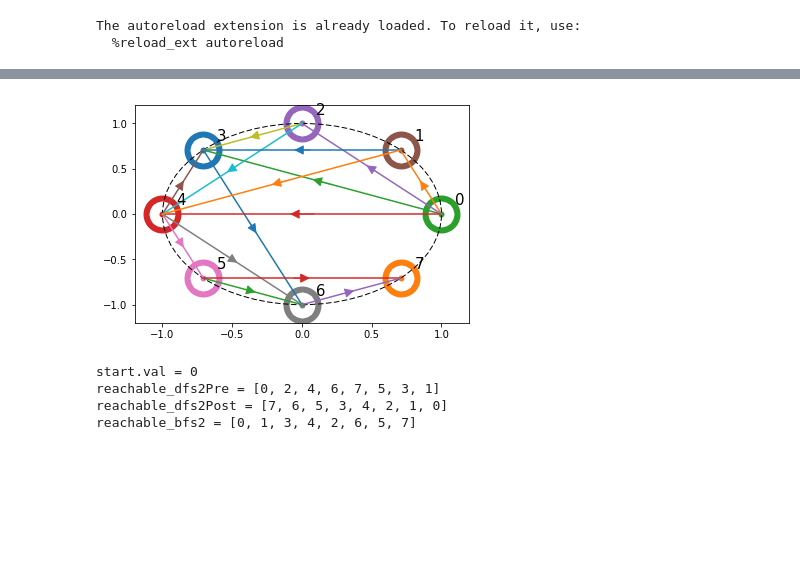
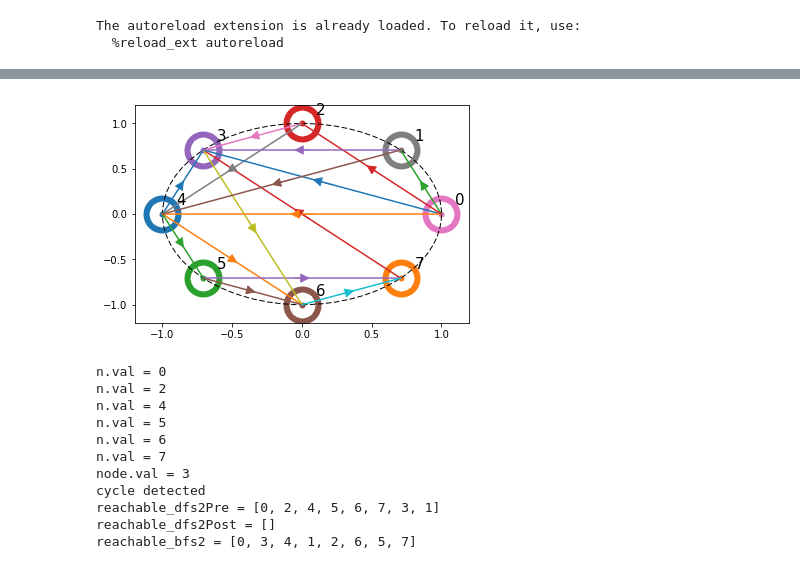
Before and after one commit to longle2718/fundaCS, a Jupyter notebook: graphSearch/graphSearch.ipynb, the cells around one changed output, grey strips where cells are left out. Saved outputs shown, nothing was run; the diff lists cells and outputs as text; code cells hidden in the pictures; blank space fills up the shorter version.

Commit message:
added hasCycle() and hasCycle2()

```diff
--- a/graphSearch/graphSearch.ipynb
+++ b/graphSearch/graphSearch.ipynb
@@ -94,25 +97,33 @@ dataOut = [{"idxNgbs": [1, 2], "idx": 0, "val": 2}, {"idxNgbs": [0, 2], "idx": 1
 # %%
-dataIn = '[{"val":0,"idx":0,"idxNgbs":[1,2,3,4]},{"val":1,"idx":1,"idxNgbs":[3,4]},{"val":2,"idx":2,"idxNgbs":[3,4]},{"val":3,"idx":3,"idxNgbs":[6]},{"val":4,"idx":4,"idxNgbs":[3,5,6]},{"val":5,"idx":5,"idxNgbs":[6,7]},{"val":6,"idx":6,"idxNgbs":[7]},{"val":7,"idx":7,"idxNgbs":[]}]'
+dataIn = '[{"val":0,"idx":0,"idxNgbs":[1,2,3,4]},{"val":1,"idx":1,"idxNgbs":[3,4]},{"val":2,"idx":2,"idxNgbs":[3,4]},{"val":3,"idx":3,"idxNgbs":[6]},{"val":4,"idx":4,"idxNgbs":[3,5,6]},{"val":5,"idx":5,"idxNgbs":[6,7]},{"val":6,"idx":6,"idxNgbs":[7]},{"val":7,"idx":7,"idxNgbs":[3]}]'
 nodes = gn.deserialize(dataIn,plot=True)
 # %% [output]
-[figure, old version]
+[figure, new version]
 # %%
-while True:
-    start = nodes.pop()
-    nodes.add(start)
-    if start.val == 0:
-        break
+nodesNew = set()
+while len(nodes)>0:
+    node = nodes.pop() # arbitrary is not random
+    nodesNew.add(node)
+    if node.val == 0:
+        start = node
+nodes = nodesNew
 
 reachable_dfs2Pre = search.dfs2Pre(nodes,start)
 reachable_dfs2Post = search.dfs2Post(nodes,start)
 reachable_bfs2 = search.bfs2(nodes,start)
 
-print('start.val = '+str(start.val))
 print('reachable_dfs2Pre = '+str(reachable_dfs2Pre))
 print('reachable_dfs2Post = '+str(reachable_dfs2Post))
 print('reachable_bfs2 = '+str(reachable_bfs2))
 # %% [output]
-start.val = 0
-reachable_dfs2Pre = [0, 2, 4, 6, 7, 5, 3, 1]
-reachable_dfs2Post = [7, 6, 5, 3, 4, 2, 1, 0]
-reachable_bfs2 = [0, 1, 3, 4, 2, 6, 5, 7]
+n.val = 0
+n.val = 2
+n.val = 4
+n.val = 5
+n.val = 6
+n.val = 7
+node.val = 3
+cycle detected
+reachable_dfs2Pre = [0, 2, 4, 5, 6, 7, 3, 1]
+reachable_dfs2Post = []
+reachable_bfs2 = [0, 3, 4, 1, 2, 6, 5, 7]
```
Also changed, not shown: parts of 4 cells of this notebook, 1 other file.
